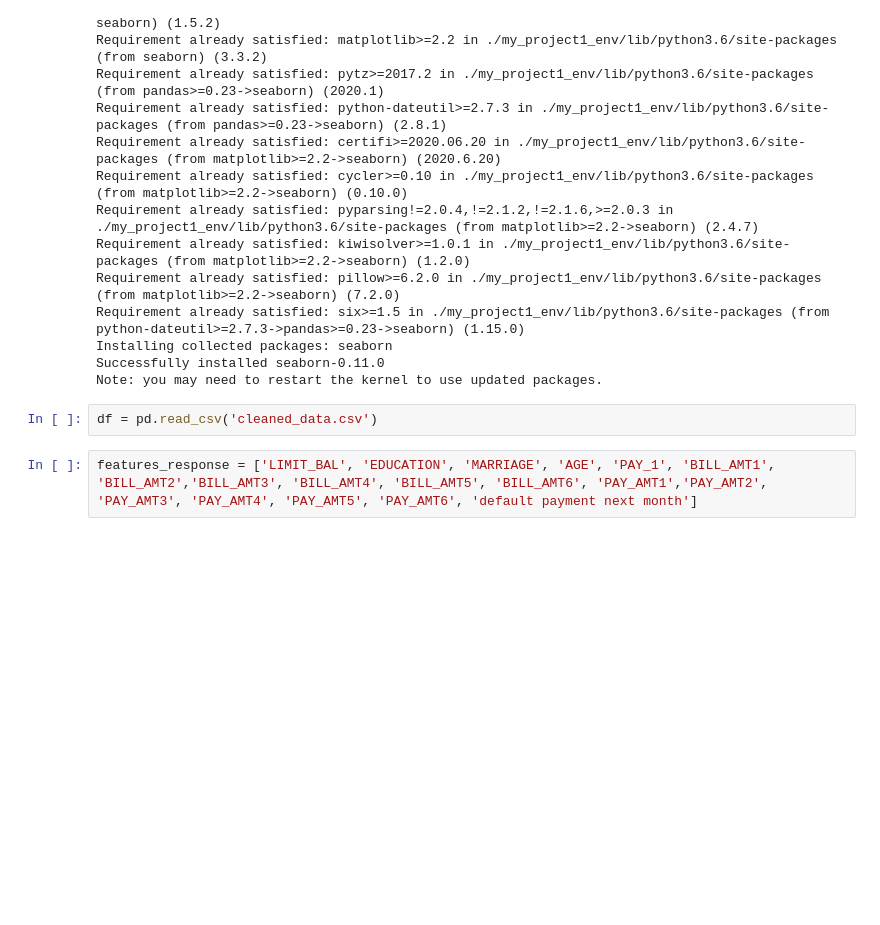
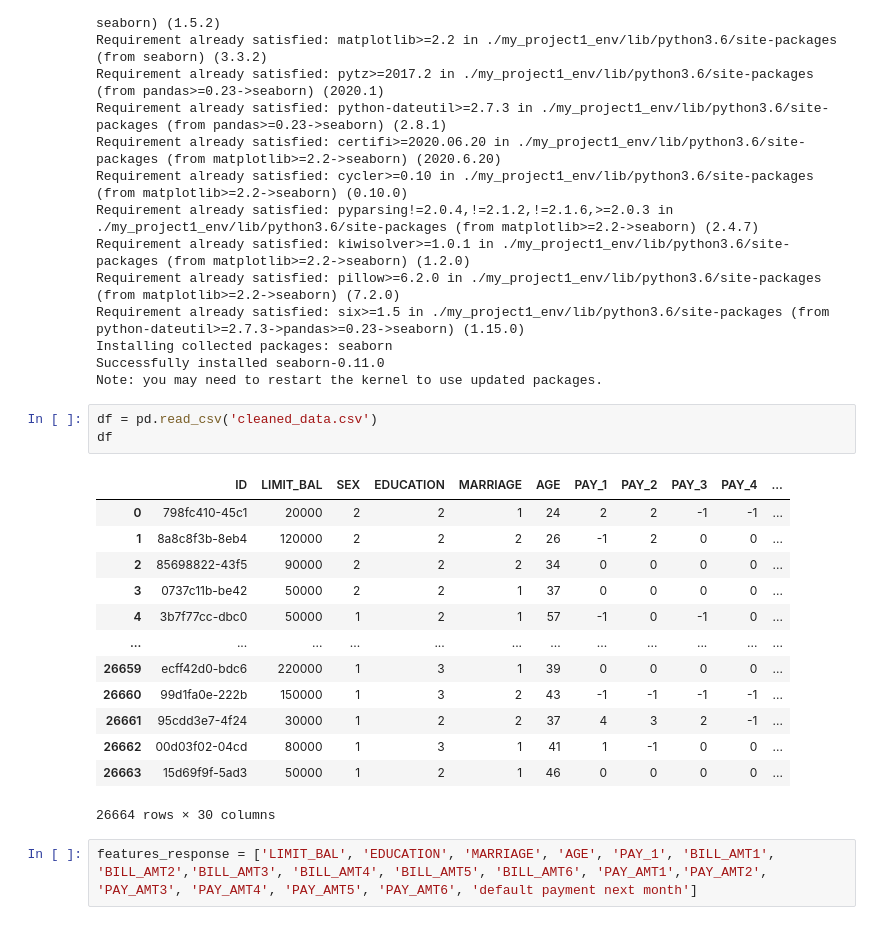
Before and after one commit to Thikshaya555/TECHNOCOLABS-INTERNSHIP-, a Jupyter notebook: fitting_logistic_regression.ipynb, the cells around one changed output. Cells and saved outputs as stored; diff of their text form; blank space fills up the shorter version.

```diff
--- a/fitting_logistic_regression.ipynb
+++ b/fitting_logistic_regression.ipynb
@@ -26,6 +26,21 @@ Successfully installed seaborn-0.11.0
 Note: you may need to restart the kernel to use updated packages.
 # %%
 df = pd.read_csv('cleaned_data.csv')
+df
+# %% [output]
+|  | ID | LIMIT_BAL | SEX | EDUCATION | MARRIAGE | AGE | PAY_1 | PAY_2 | PAY_3 | PAY_4 | ... |
+| 0 | 798fc410-45c1 | 20000 | 2 | 2 | 1 | 24 | 2 | 2 | -1 | -1 | ... |
+| 1 | 8a8c8f3b-8eb4 | 120000 | 2 | 2 | 2 | 26 | -1 | 2 | 0 | 0 | ... |
+| 2 | 85698822-43f5 | 90000 | 2 | 2 | 2 | 34 | 0 | 0 | 0 | 0 | ... |
+| 3 | 0737c11b-be42 | 50000 | 2 | 2 | 1 | 37 | 0 | 0 | 0 | 0 | ... |
+| 4 | 3b7f77cc-dbc0 | 50000 | 1 | 2 | 1 | 57 | -1 | 0 | -1 | 0 | ... |
+| ... | ... | ... | ... | ... | ... | ... | ... | ... | ... | ... | ... |
+| 26659 | ecff42d0-bdc6 | 220000 | 1 | 3 | 1 | 39 | 0 | 0 | 0 | 0 | ... |
+| 26660 | 99d1fa0e-222b | 150000 | 1 | 3 | 2 | 43 | -1 | -1 | -1 | -1 | ... |
+| 26661 | 95cdd3e7-4f24 | 30000 | 1 | 2 | 2 | 37 | 4 | 3 | 2 | -1 | ... |
+| 26662 | 00d03f02-04cd | 80000 | 1 | 3 | 1 | 41 | 1 | -1 | 0 | 0 | ... |
+| 26663 | 15d69f9f-5ad3 | 50000 | 1 | 2 | 1 | 46 | 0 | 0 | 0 | 0 | ... |
+26664 rows × 30 columns
 # %%
 features_response = ['LIMIT_BAL', 'EDUCATION', 'MARRIAGE', 'AGE', 'PAY_1', 'BILL_AMT1', 'BILL_AMT2','BILL_AMT3', 'BILL_AMT4', 'BILL_AMT5', 'BILL_AMT6', 'PAY_AMT1','PAY_AMT2', 'PAY_AMT3', 'PAY_AMT4', 'PAY_AMT5', 'PAY_AMT6', 'default payment next month']
 # %%
```
Also changed, not shown: parts of 8 cells of this notebook.
